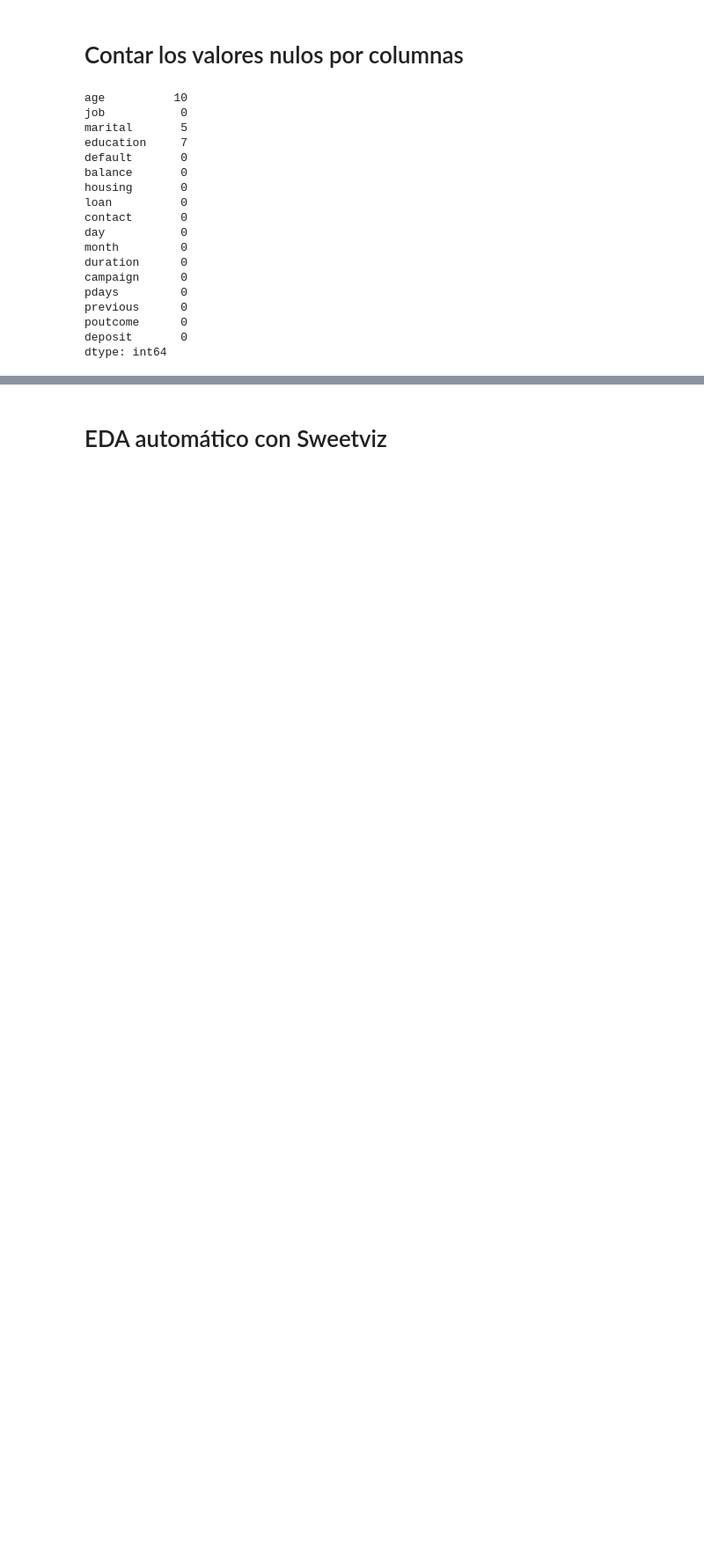
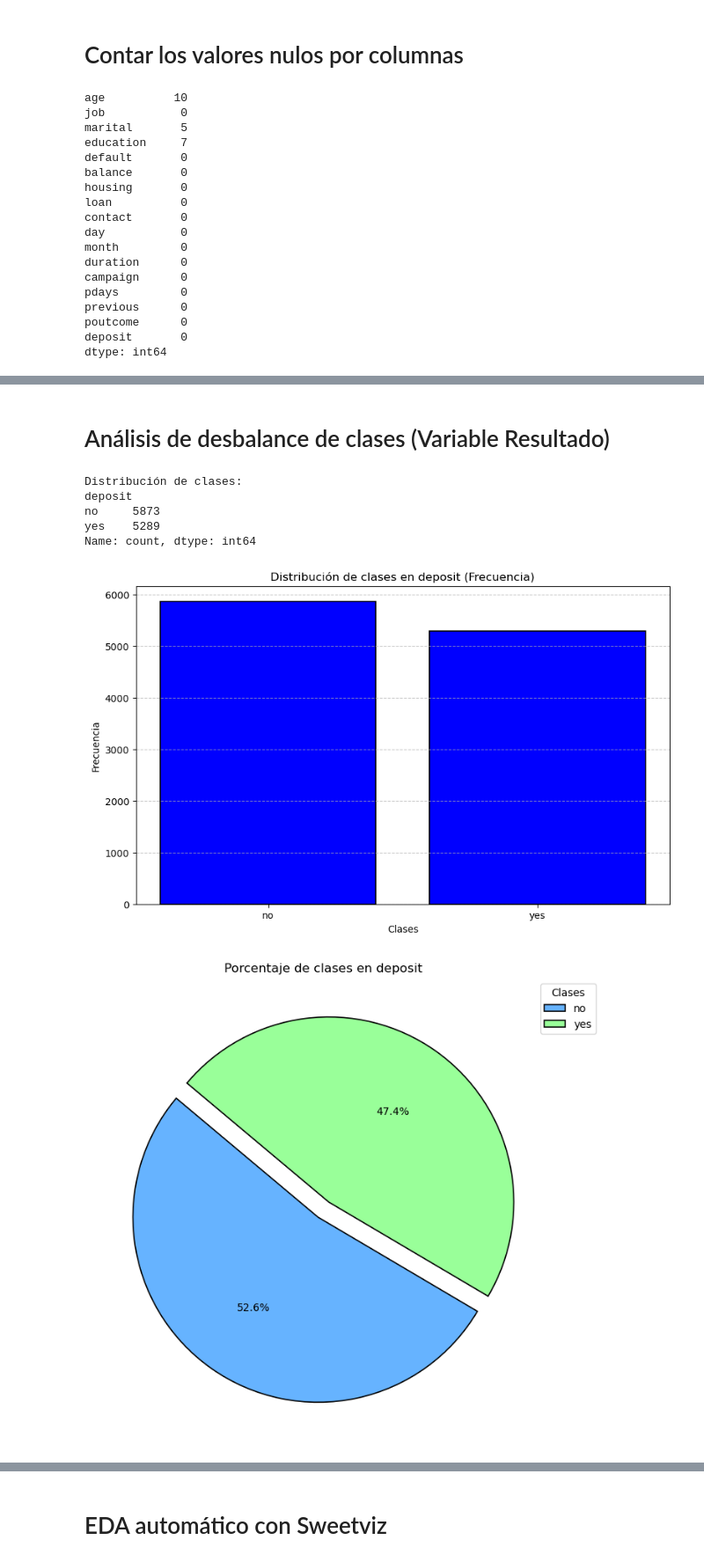
Before and after one commit to JaviDoria/Upskilling-Machine-Learning, a Jupyter notebook: Sprint 5.ipynb, the cells around one changed output, grey strips where cells are left out. Shown at 88% size. Drawn from its saved outputs; the diff is of its cells as text; code cells hidden in the pictures; blank space fills up the shorter version.

```diff
--- a/Sprint 5.ipynb
+++ b/Sprint 5.ipynb
@@ -189,0 +351,46 @@ plt.show()
+# %% [markdown]
+# Análisis de desbalance de clases (Variable Resultado)
+# %%
+
+columna_clase = 'deposit'
+
+# Conteo de clases
+conteo_clases = df[columna_clase].value_counts()
+porcentaje_clases = round(df[columna_clase].value_counts(normalize=True) * 100, 2)
+
+# Imprimo el conteo de clases
+print("Distribución de clases:")
+print(conteo_clases)
+
+# Visualización del desbalance de clases con gráfico de barras
+plt.figure(figsize=(10, 6))
+bars = plt.bar(conteo_clases.index, conteo_clases.values, color='blue', edgecolor='black', linewidth=1.2)
+plt.title(f'Distribución de clases en {columna_clase} (Frecuencia)')
+plt.xlabel('Clases')
+plt.ylabel('Frecuencia')
+plt.xticks(rotation=0)
+plt.grid(axis='y', linestyle='--', alpha=0.7)
+plt.show()
+
+#Imprimo el porcentaje de las clases
+plt.figure(figsize=(8, 8))
+plt.pie(
+    porcentaje_clases,
+    autopct='%1.1f%%',
+    startangle=140,
+    colors=['#66b3ff', '#99ff99', '#ffcc99', '#ff9999'],
+    wedgeprops={'edgecolor': 'black', 'linewidth': 1.2},
+    explode=[0.05] * len(porcentaje_clases)  # separación entre segmentos
+)
+plt.title(f'Porcentaje de clases en {columna_clase}')
+plt.legend(porcentaje_clases.index, title='Clases', loc='upper right', bbox_to_anchor=(1.1, 1))
+
+plt.show()
+# %% [output]
+Distribución de clases:
+deposit
+no     5873
+yes    5289
+Name: count, dtype: int64
+[figure, added]
+[figure, added]
```
Also changed, not shown: parts of 34 cells of this notebook.
